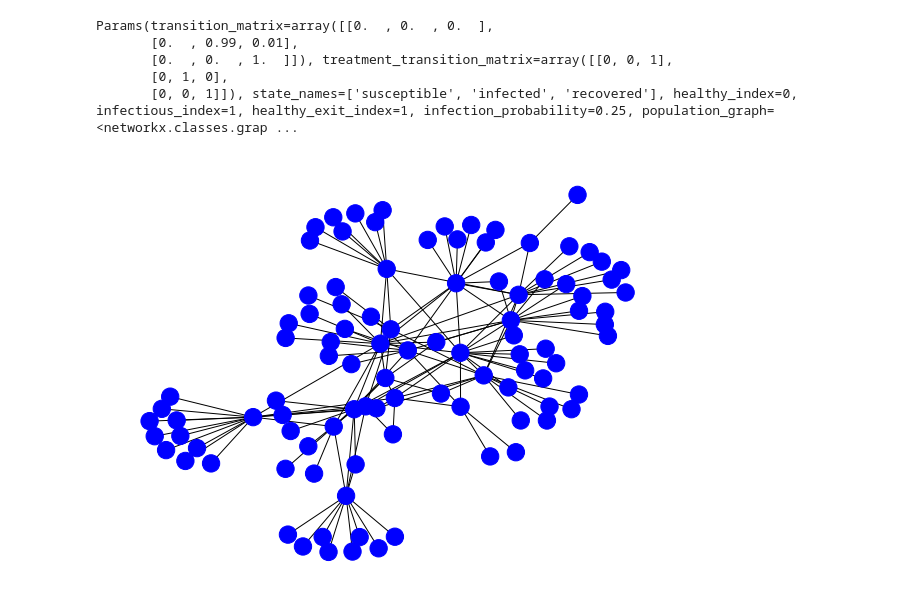
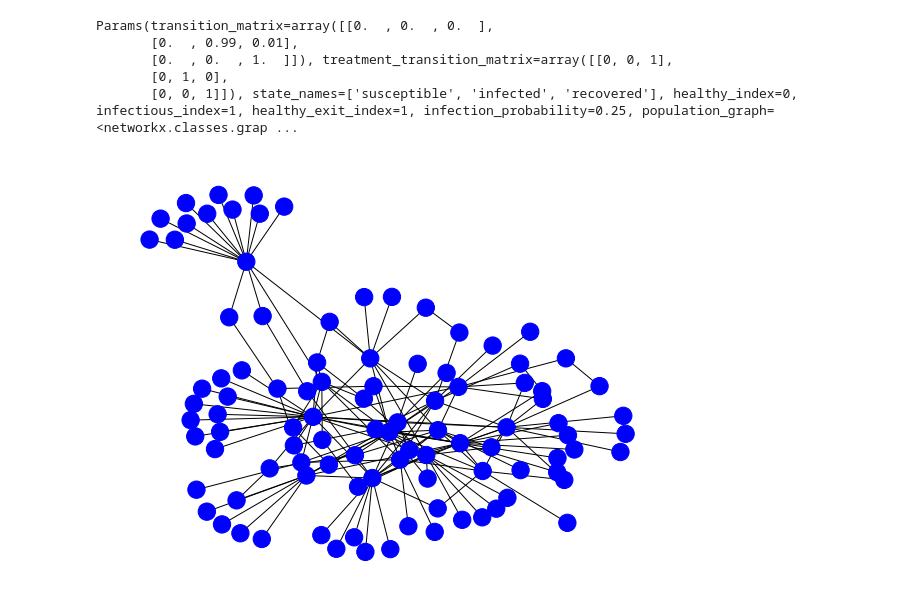
Before and after one commit to EvanLavender13/cst680-project, a Jupyter notebook: exp_scalefree.ipynb, the cells around one changed output. Cells and saved outputs as stored; diff of their text form; code cells hidden in the pictures.

Commit message:
More graph

```diff
--- a/exp_scalefree.ipynb
+++ b/exp_scalefree.ipynb
@@ -23,32 +23,36 @@ plt.style.use(["science", "notebook"])
 # %%
 SEED = 13
 
 np.random.seed(SEED)
 
 TAU   = 0.25
 RHO   = 0.01
-ide.GRAPHS["scale"] = nx.generators.random_internet_as_graph(100)
-# ide.GRAPHS["scale"] = nx.Graph(nx.generators.scale_free_graph(250, seed=SEED).to_undirected())
-# G = ide.GRAPHS["scale"]
+ide.GRAPHS["scale"] = nx.generators.random_internet_as_graph(100, seed=SEED)
+# ide.GRAPHS["scale"] = nx.Graph(nx.generators.scale_free_graph(100, seed=SEED).to_undirected())
+G = ide.GRAPHS["scale"]
 # G.remove_edges_from(nx.selfloop_edges(G))
+for _ in range(20):
+    u = np.random.choice(range(50))
+    v = np.random.choice(range(50, 99))
+    G.add_edge(u, v)
 
 EXP = ide.Experiment()
 EXP.graph_name = "scale"
 EXP.infection_probability     = TAU
 EXP.infected_exit_probability = RHO
 EXP.num_treatments = 1
 EXP.burn_in = 0
 EXP.agent_constructor = ide.NullAgent
 EXP.scenario_builder()
 print(EXP.env.initial_params)
 
 positions = nx.spring_layout(EXP.env.initial_params.population_graph, seed=SEED)
 color_map = ["blue", "red", "purple"]
 EXP.env.render(color_map, pos=positions)
 # %% [output]
 Params(transition_matrix=array([[0.  , 0.  , 0.  ],
        [0.  , 0.99, 0.01],
        [0.  , 0.  , 1.  ]]), treatment_transition_matrix=array([[0, 0, 1],
        [0, 1, 0],
        [0, 0, 1]]), state_names=['susceptible', 'infected', 'recovered'], healthy_index=0, infectious_index=1, healthy_exit_index=1, infection_probability=0.25, population_graph=<networkx.classes.grap ...
-[figure, old version]
+[figure, new version]
```
Also changed, not shown: parts of 6 cells of this notebook, 4 other files.
